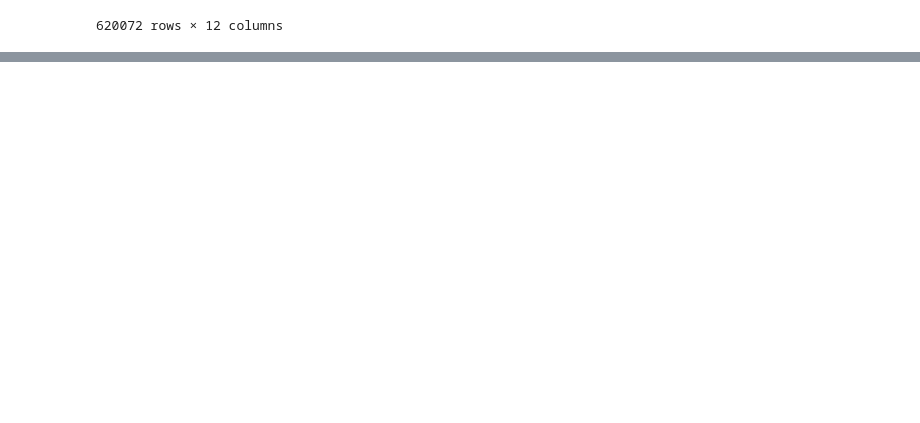
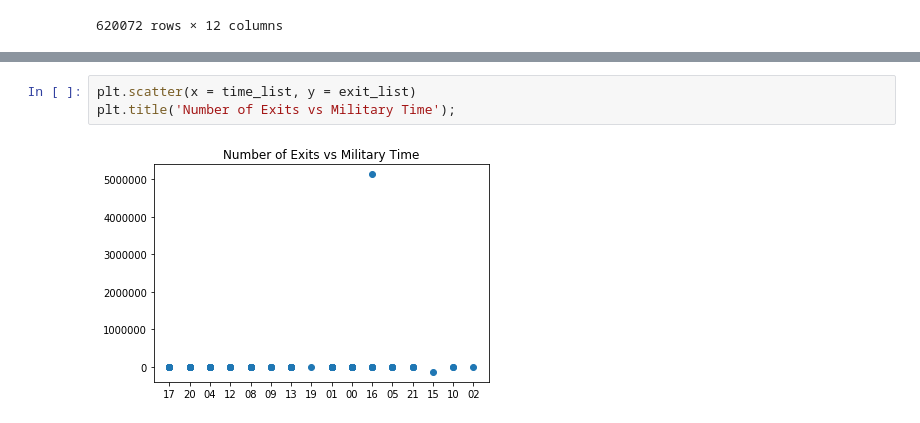
Before and after one commit to manyshapes/MTA-Ridership-Time-Analysis, a Jupyter notebook: MTA-brian.ipynb, the cells around one changed output, grey strips where cells are left out. Saved outputs shown, nothing was run; the diff lists cells and outputs as text; blank space fills up the shorter version.

```diff
--- a/MTA-brian.ipynb
+++ b/MTA-brian.ipynb
@@ -205,0 +256,5 @@ ModuleNotFoundError: No module named 'matlibplot'
+# %%
+plt.scatter(x = time_list, y = exit_list)
+plt.title('Number of Exits vs Military Time');
+# %% [output]
+[figure, added]
```
Also changed, not shown: parts of 15 cells of this notebook.
